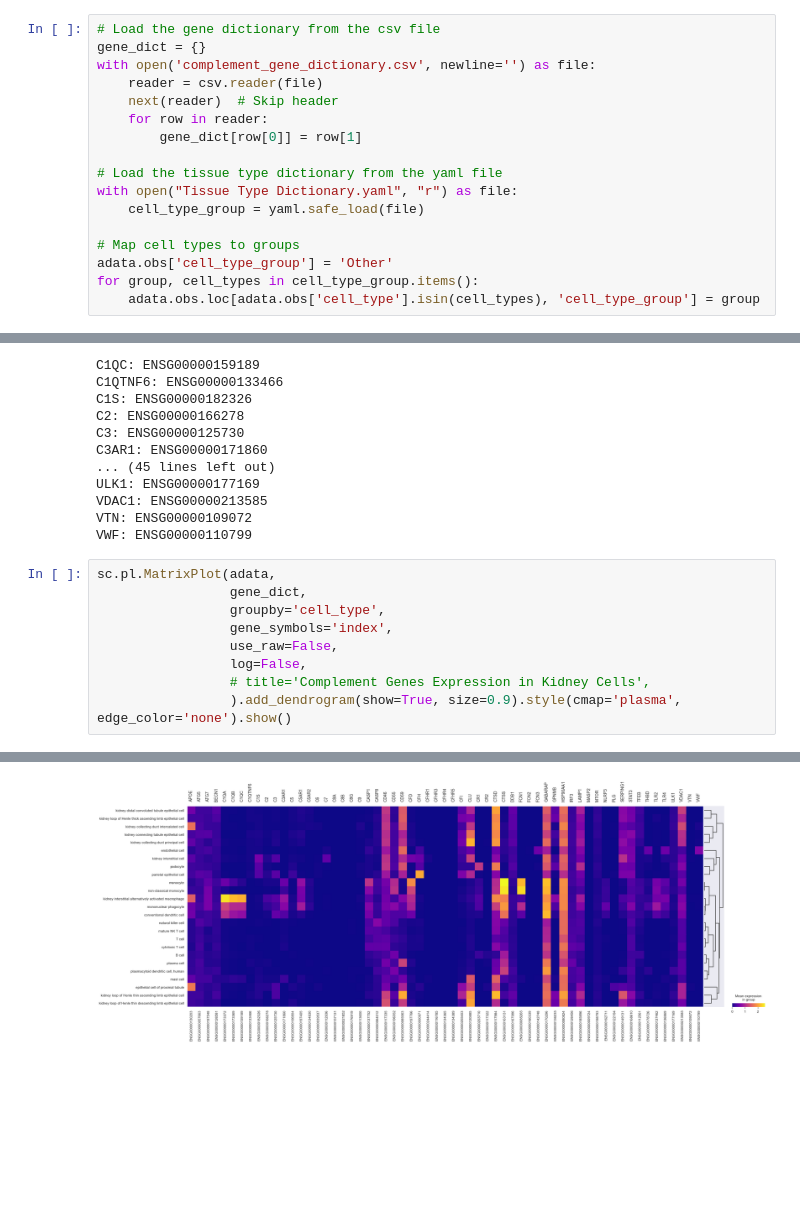
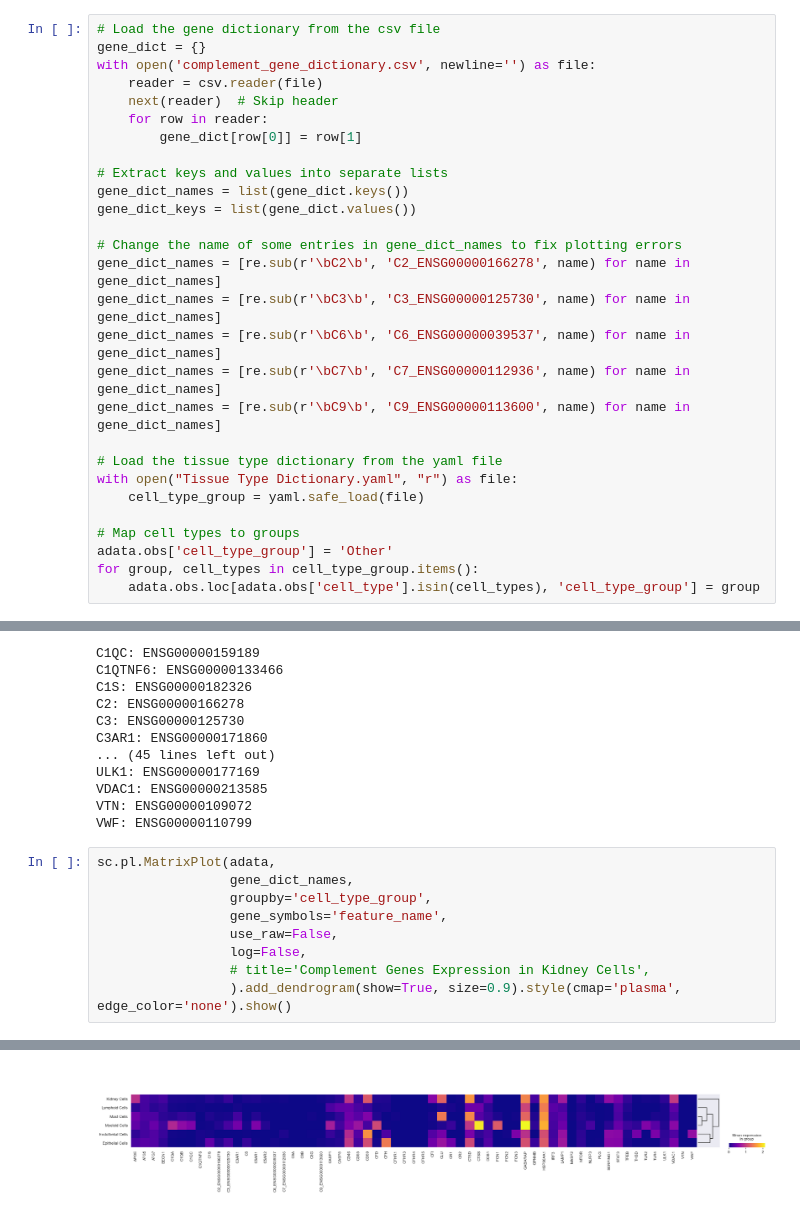
Before and after one commit to aumchampaneri/Biochemistry-BS, a Jupyter notebook: Complement in Disease/testing code.ipynb, the cells around one changed output, grey strips where cells are left out. Drawn from its saved outputs; the diff is of its cells as text; blank space fills up the shorter version.

Commit message:
Add DotPlot and MatrixPlot functions for complement gene expression analysis

```diff
--- a/Complement in Disease/testing code.ipynb
+++ b/Complement in Disease/testing code.ipynb
@@ -22,6 +23,17 @@ with open('complement_gene_dictionary.csv', newline='') as file:
     for row in reader:
         gene_dict[row[0]] = row[1]
 
+# Extract keys and values into separate lists
+gene_dict_names = list(gene_dict.keys())
+gene_dict_keys = list(gene_dict.values())
+
+# Change the name of some entries in gene_dict_names to fix plotting errors
+gene_dict_names = [re.sub(r'\bC2\b', 'C2_ENSG00000166278', name) for name in gene_dict_names]
+gene_dict_names = [re.sub(r'\bC3\b', 'C3_ENSG00000125730', name) for name in gene_dict_names]
+gene_dict_names = [re.sub(r'\bC6\b', 'C6_ENSG00000039537', name) for name in gene_dict_names]
+gene_dict_names = [re.sub(r'\bC7\b', 'C7_ENSG00000112936', name) for name in gene_dict_names]
+gene_dict_names = [re.sub(r'\bC9\b', 'C9_ENSG00000113600', name) for name in gene_dict_names]
+
 # Load the tissue type dictionary from the yaml file
 with open("Tissue Type Dictionary.yaml", "r") as file:
     cell_type_group = yaml.safe_load(file)
@@ -70,9 +74,9 @@ VTN: ENSG00000109072
 VWF: ENSG00000110799
 # %%
 sc.pl.MatrixPlot(adata,
-                 gene_dict,
-                 groupby='cell_type',
-                 gene_symbols='index',
+                 gene_dict_names,
+                 groupby='cell_type_group',
+                 gene_symbols='feature_name',
                  use_raw=False,
                  log=False,
                  # title='Complement Genes Expression in Kidney Cells',
@@ -85 +86 @@ var_group_labels: APOE, ATG5, ATG7, etc.
-[figure, old version]
+[figure, new version]
```
Also changed, not shown: parts of 5 cells of this notebook, 2 other files.
